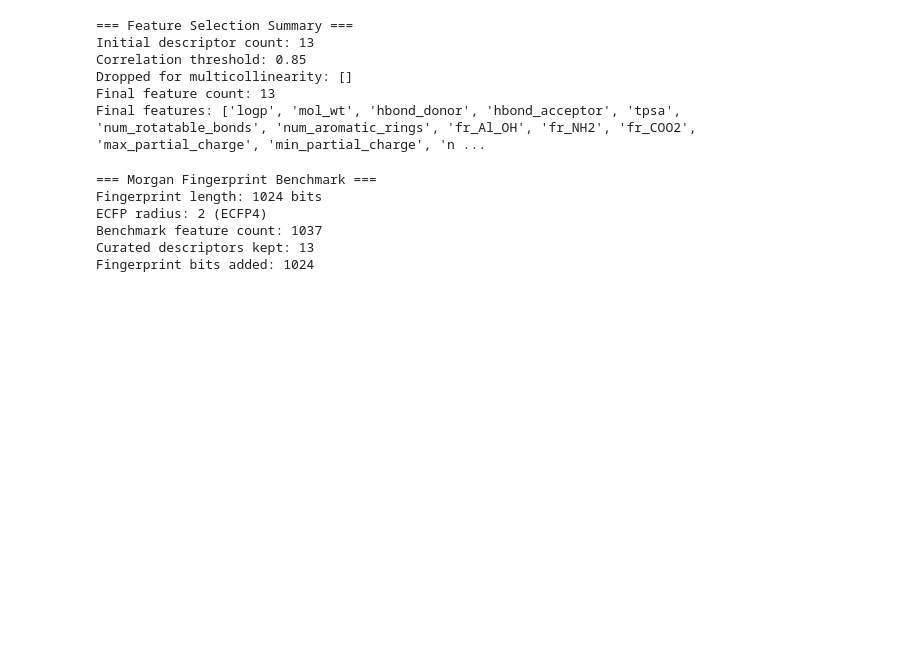
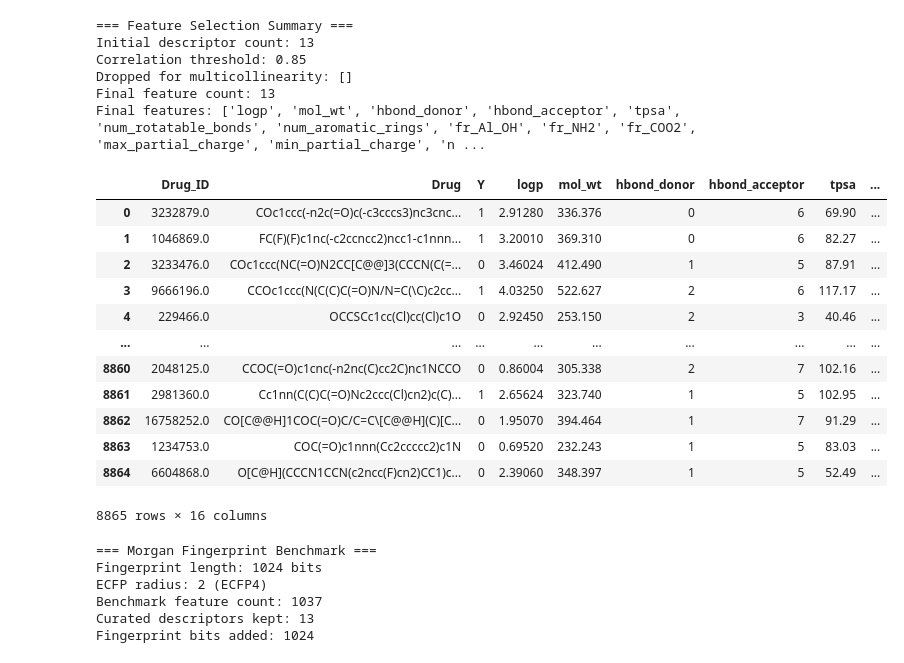
Before and after one commit to ManuCa93/drug_desing_final, a Jupyter notebook: notebook.ipynb, the cells around one changed output. Cells and saved outputs as stored; diff of their text form; code cells hidden in the pictures; blank space fills up the shorter version.

```diff
--- a/notebook.ipynb
+++ b/notebook.ipynb
@@ -299,6 +299,22 @@ Correlation threshold: 0.85
 Dropped for multicollinearity: []
 Final feature count: 13
 Final features: ['logp', 'mol_wt', 'hbond_donor', 'hbond_acceptor', 'tpsa', 'num_rotatable_bonds', 'num_aromatic_rings', 'fr_Al_OH', 'fr_NH2', 'fr_COO2', 'max_partial_charge', 'min_partial_charge', 'n ...
+# %%
+train_desc_df
+# %% [output]
+|  | Drug_ID | Drug | Y | logp | mol_wt | hbond_donor | hbond_acceptor | tpsa | ... |
+| 0 | 3232879.0 | COc1ccc(-n2c(=O)c(-c3cccs3)nc3cnc... | 1 | 2.91280 | 336.376 | 0 | 6 | 69.90 | ... |
+| 1 | 1046869.0 | FC(F)(F)c1nc(-c2ccncc2)ncc1-c1nnn... | 1 | 3.20010 | 369.310 | 0 | 6 | 82.27 | ... |
+| 2 | 3233476.0 | COc1ccc(NC(=O)N2CC[C@@]3(CCCN(C(=... | 0 | 3.46024 | 412.490 | 1 | 5 | 87.91 | ... |
+| 3 | 9666196.0 | CCOc1ccc(N(C(C)C(=O)N/N=C(\C)c2cc... | 1 | 4.03250 | 522.627 | 2 | 6 | 117.17 | ... |
+| 4 | 229466.0 | OCCSCc1cc(Cl)cc(Cl)c1O | 0 | 2.92450 | 253.150 | 2 | 3 | 40.46 | ... |
+| ... | ... | ... | ... | ... | ... | ... | ... | ... | ... |
+| 8860 | 2048125.0 | CCOC(=O)c1cnc(-n2nc(C)cc2C)nc1NCCO | 0 | 0.86004 | 305.338 | 2 | 7 | 102.16 | ... |
+| 8861 | 2981360.0 | Cc1nn(C(C)C(=O)Nc2ccc(Cl)cn2)c(C)... | 1 | 2.65624 | 323.740 | 1 | 5 | 102.95 | ... |
+| 8862 | 16758252.0 | CO[C@@H]1COC(=O)C/C=C\[C@@H](C)[C... | 0 | 1.95070 | 394.464 | 1 | 7 | 91.29 | ... |
+| 8863 | 1234753.0 | COC(=O)c1nnn(Cc2ccccc2)c1N | 0 | 0.69520 | 232.243 | 1 | 5 | 83.03 | ... |
+| 8864 | 6604868.0 | O[C@H](CCCN1CCN(c2ncc(F)cn2)CC1)c... | 0 | 2.39060 | 348.397 | 1 | 5 | 52.49 | ... |
+8865 rows × 16 columns
 # %%
 # Add Morgan fingerprints (ECFP4) as a structural benchmark
 from rdkit import DataStructs
```
Also changed, not shown: parts of 4 cells of this notebook.
